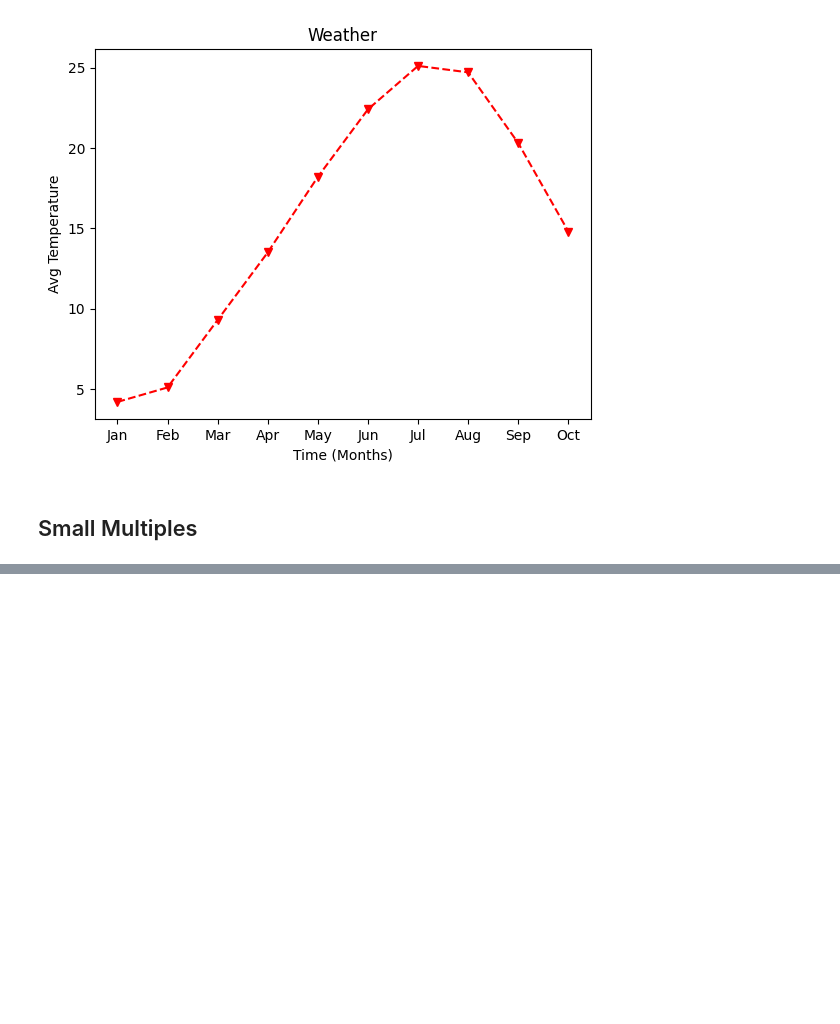
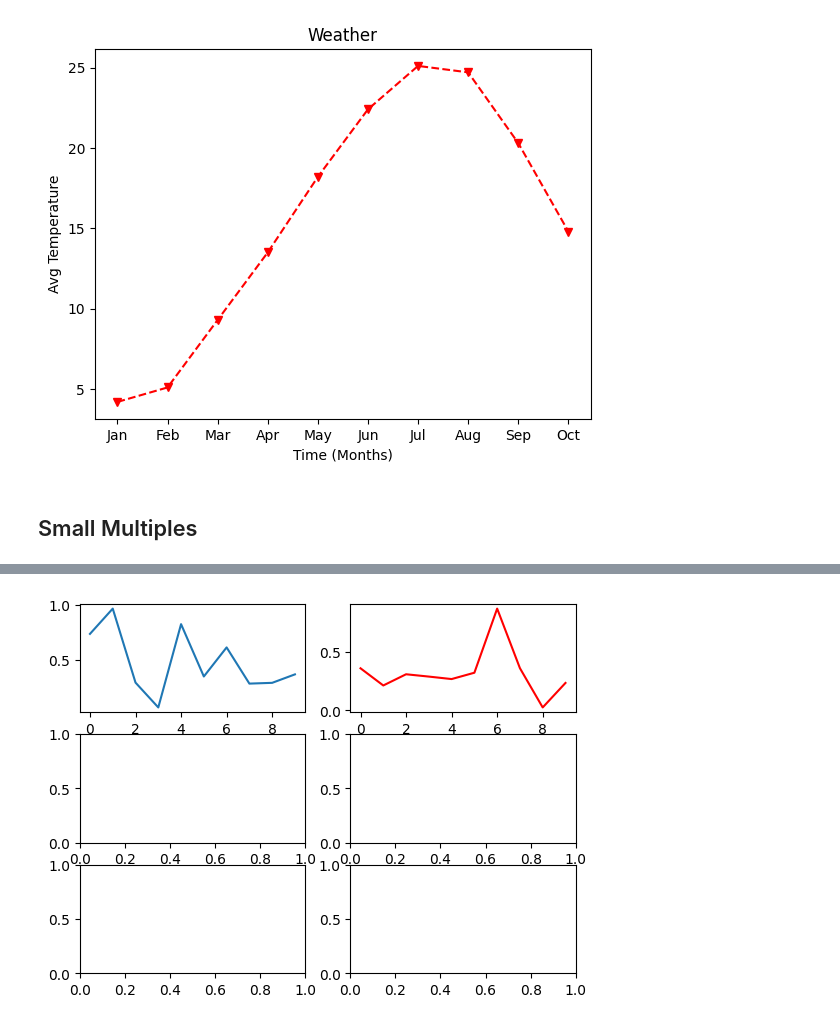
Before and after one commit to PBehari/PTC-ML-Python-1, a Jupyter notebook: notebooks/6. intro_to_matplotlib.ipynb, the cells around one changed output, grey strips where cells are left out. Cells and saved outputs as stored; diff of their text form; code cells hidden in the pictures; blank space fills up the shorter version.

```diff
--- a/notebooks/6. intro_to_matplotlib.ipynb
+++ b/notebooks/6. intro_to_matplotlib.ipynb
@@ -171 +255,18 @@ plt.show()
+# %%
+# Import NumPy
+import numpy as np
+
+# Create a figure with a 3x2 grid of subplots (3 rows, 2 columns)
+fig, ax = plt.subplots(3, 2)
+
+# Plot random data in the subplot at row 0, column 0
+ax[0, 0].plot(np.random.rand(10))
+
+# Plot random data in the subplot at row 0, column 1 with red color
+ax[0, 1].plot(np.random.rand(10), color='r')
+
+# Display the figure with the plotted subplots
+plt.show()
+# %% [output]
+[figure, added]
 # %%
```
Also changed, not shown: parts of 22 cells of this notebook.
